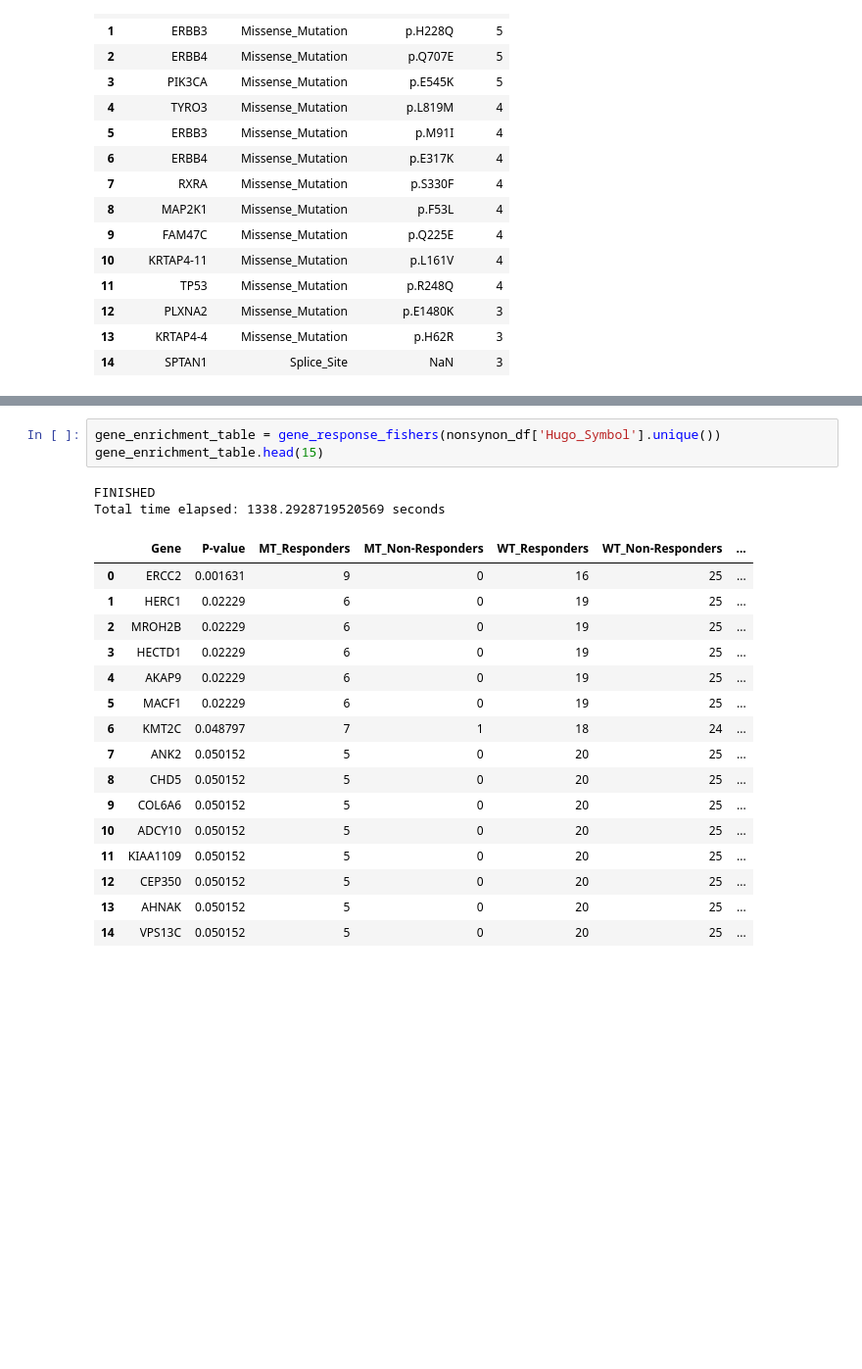
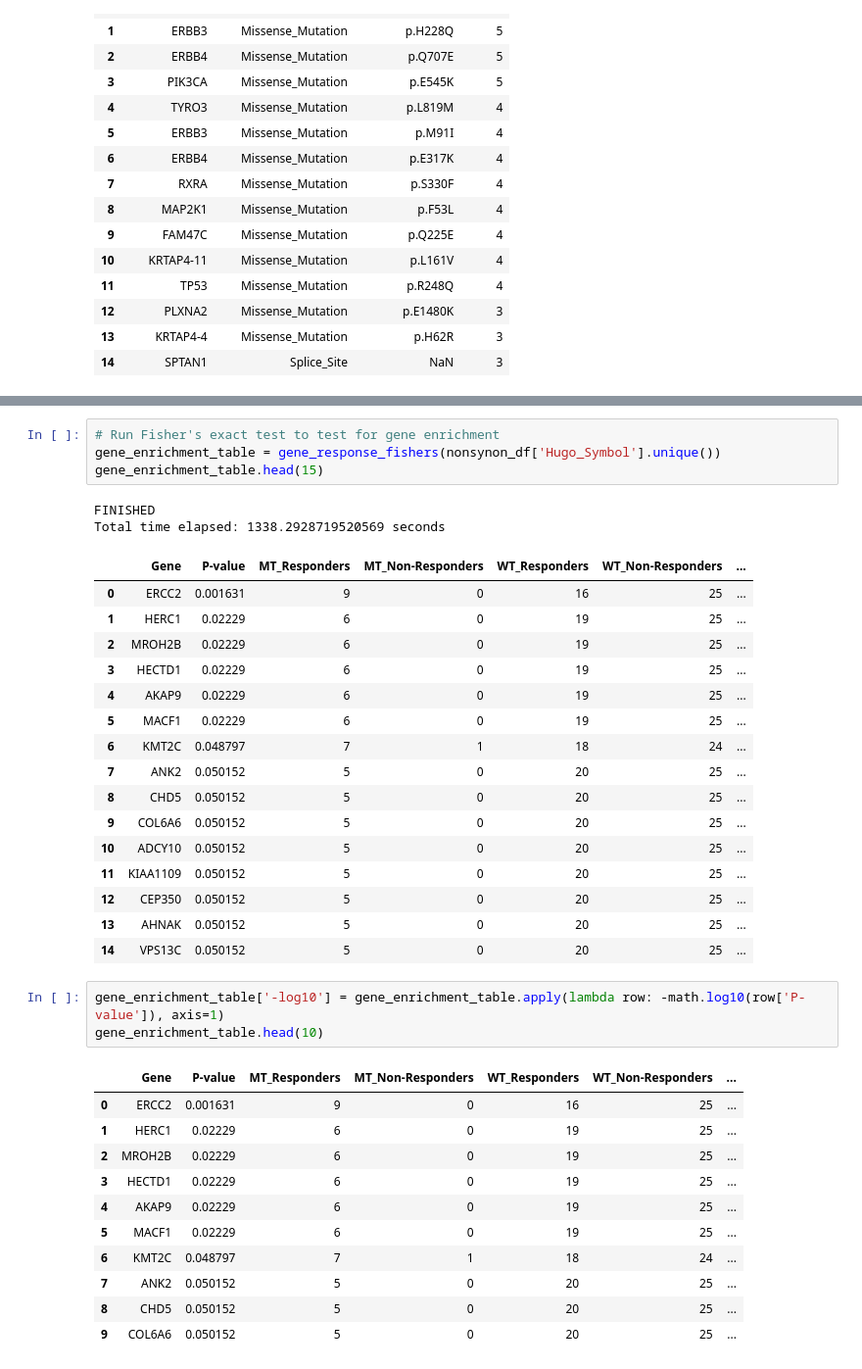
Before and after one commit to jakecharris/dana_farber-assignment, a Jupyter notebook: code-notebook.ipynb, the cells around one changed output, grey strips where cells are left out. Shown at 98% size. Cells and saved outputs as stored; diff of their text form; blank space fills up the shorter version.

```diff
--- a/code-notebook.ipynb
+++ b/code-notebook.ipynb
@@ -212,5 +234,6 @@ def gene_response_fishers(genes):
     return genes_pvalues_df
 # %%
+# Run Fisher's exact test to test for gene enrichment
 gene_enrichment_table = gene_response_fishers(nonsynon_df['Hugo_Symbol'].unique())
 gene_enrichment_table.head(15)
 # %% [output]
@@ -232,3 +255,18 @@ Total time elapsed: 1338.2928719520569 seconds
 | 12 | CEP350 | 0.050152 | 5 | 0 | 20 | 25 | ... |
 | 13 | AHNAK | 0.050152 | 5 | 0 | 20 | 25 | ... |
 | 14 | VPS13C | 0.050152 | 5 | 0 | 20 | 25 | ... |
+# %%
+gene_enrichment_table['-log10'] = gene_enrichment_table.apply(lambda row: -math.log10(row['P-value']), axis=1)
+gene_enrichment_table.head(10)
+# %% [output]
+|  | Gene | P-value | MT_Responders | MT_Non-Responders | WT_Responders | WT_Non-Responders | ... |
+| 0 | ERCC2 | 0.001631 | 9 | 0 | 16 | 25 | ... |
+| 1 | HERC1 | 0.02229 | 6 | 0 | 19 | 25 | ... |
+| 2 | MROH2B | 0.02229 | 6 | 0 | 19 | 25 | ... |
+| 3 | HECTD1 | 0.02229 | 6 | 0 | 19 | 25 | ... |
+| 4 | AKAP9 | 0.02229 | 6 | 0 | 19 | 25 | ... |
+| 5 | MACF1 | 0.02229 | 6 | 0 | 19 | 25 | ... |
+| 6 | KMT2C | 0.048797 | 7 | 1 | 18 | 24 | ... |
+| 7 | ANK2 | 0.050152 | 5 | 0 | 20 | 25 | ... |
+| 8 | CHD5 | 0.050152 | 5 | 0 | 20 | 25 | ... |
+| 9 | COL6A6 | 0.050152 | 5 | 0 | 20 | 25 | ... |
```
Also changed, not shown: parts of 5 cells of this notebook.
